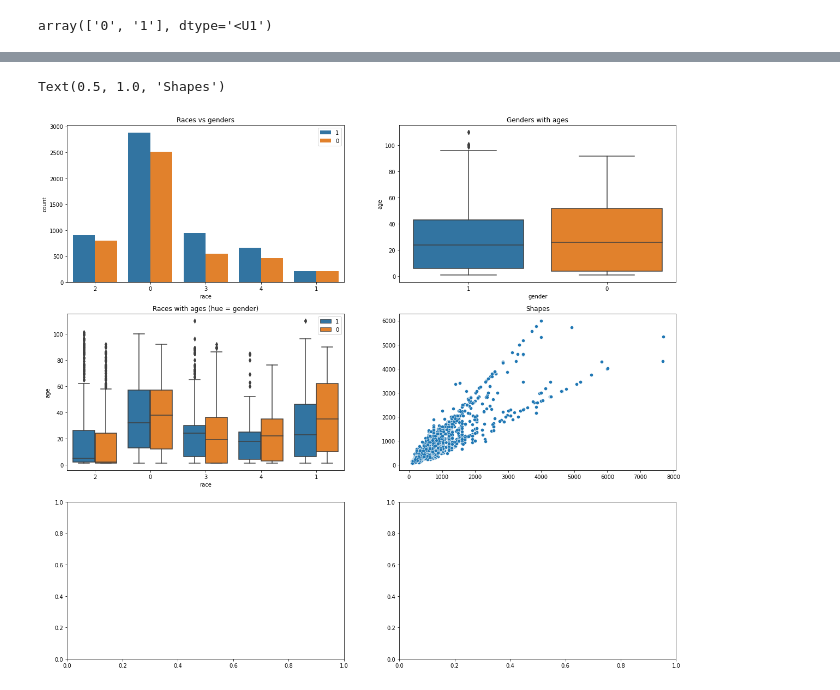
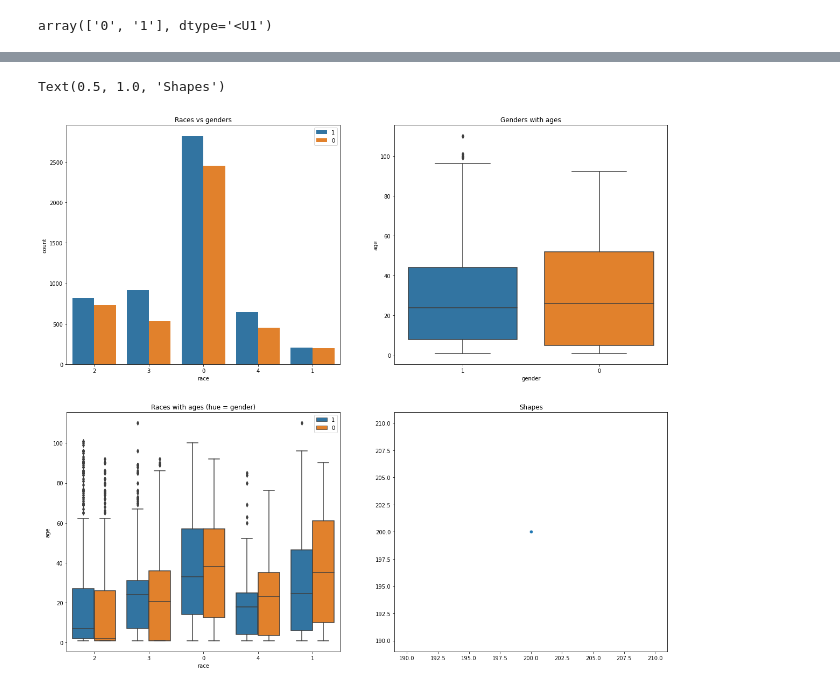
Before and after one commit to ivanshin/Faces_UTK, a Jupyter notebook: research/dataset_exploration.ipynb, the cells around one changed output, grey strips where cells are left out. Drawn from its saved outputs; the diff is of its cells as text; code cells hidden in the pictures.

```diff
--- a/research/dataset_exploration.ipynb
+++ b/research/dataset_exploration.ipynb
@@ -14,6 +15,6 @@ PATH = 'dataset'
 # %% [markdown]
 # EDA
 # %%
-arch = tarfile.open(os.path.join('..', PATH, 'part1.tar.gz'), 'r')
+arch = tarfile.open(os.path.join('..', PATH, 'crop_part1.tar.gz'), 'r')
 arch.getnames()
 # %% [output]
@@ -47,7 +51,9 @@ for name in arch.getnames():
     extrd_file = arch.extractfile(name)
     img = Image.open(extrd_file)
 
-    age = name.split('_')[0].replace(p1_path, '')
+    name = name.replace(p1_path, '')
+
+    age = name.split('_')[0]
     gender = name.split('_')[1]
     race = name.split('_')[2]
 
@@ -78,8 +84,11 @@ for name in arch.getnames():
         img = Image.open(extrd_file)
 
         f_names.append(name)
+
+        name = name.replace(p1_path, '')
+
         shapes_arr.append(img.size)
-        ages_arr.append(name.split('_')[0].replace(p1_path, ''))
+        ages_arr.append(name.split('_')[0])
         genders_arr.append(name.split('_')[1])
         races_arr.append(name.split('_')[2])
 
@@ -95,8 +104,8 @@ array(['0', '1', '2', '20170109142408075.jpg', '20170109150557335.jpg',
 # %%
-rem_indxs = [races_arr.index('20170109142408075.jpg'), races_arr.index('20170109150557335.jpg')]
+rem_indxs = [races_arr.index('20170109142408075.jpg.chip.jpg'), races_arr.index('20170109150557335.jpg.chip.jpg')]
 
-races_arr.remove('20170109142408075.jpg')
-races_arr.remove('20170109150557335.jpg')
+races_arr.remove('20170109142408075.jpg.chip.jpg')
+races_arr.remove('20170109150557335.jpg.chip.jpg')
 # %%
 np.unique(races_arr)
 # %% [output]
@@ -141,22 +150,22 @@ Lengths: shapes 10135, ages 10135, races 10135, genders 10135
 # %%
-fig, axs = plt.subplots(3,2, figsize= (20,18))
+fig, axs = plt.subplots(2,2, figsize= (20,18))
 
 sns.countplot(x= races_arr, hue= genders_arr, ax= axs[0][0])
 axs[0][0].set_xlabel('race')
 axs[0][0].set_title('Races vs genders')
 
 sns.boxplot(x= genders_arr, y= ages_arr, ax= axs[0][1])
 axs[0][1].set_xlabel('gender')
 axs[0][1].set_ylabel('age')
 axs[0][1].set_title('Genders with ages')
 
 sns.boxplot(x= races_arr, y= ages_arr, hue= genders_arr, ax= axs[1][0])
 axs[1][0].set_xlabel('race')
 axs[1][0].set_ylabel('age')
 axs[1][0].set_title('Races with ages (hue = gender)')
 
 sns.scatterplot(*zip(*shapes_arr), ax = axs[1][1])
 axs[1][1].set_title('Shapes')
 # %% [output]
 Text(0.5, 1.0, 'Shapes')
-[figure, old version]
+[figure, new version]
```
Also changed, not shown: parts of 16 cells of this notebook.
